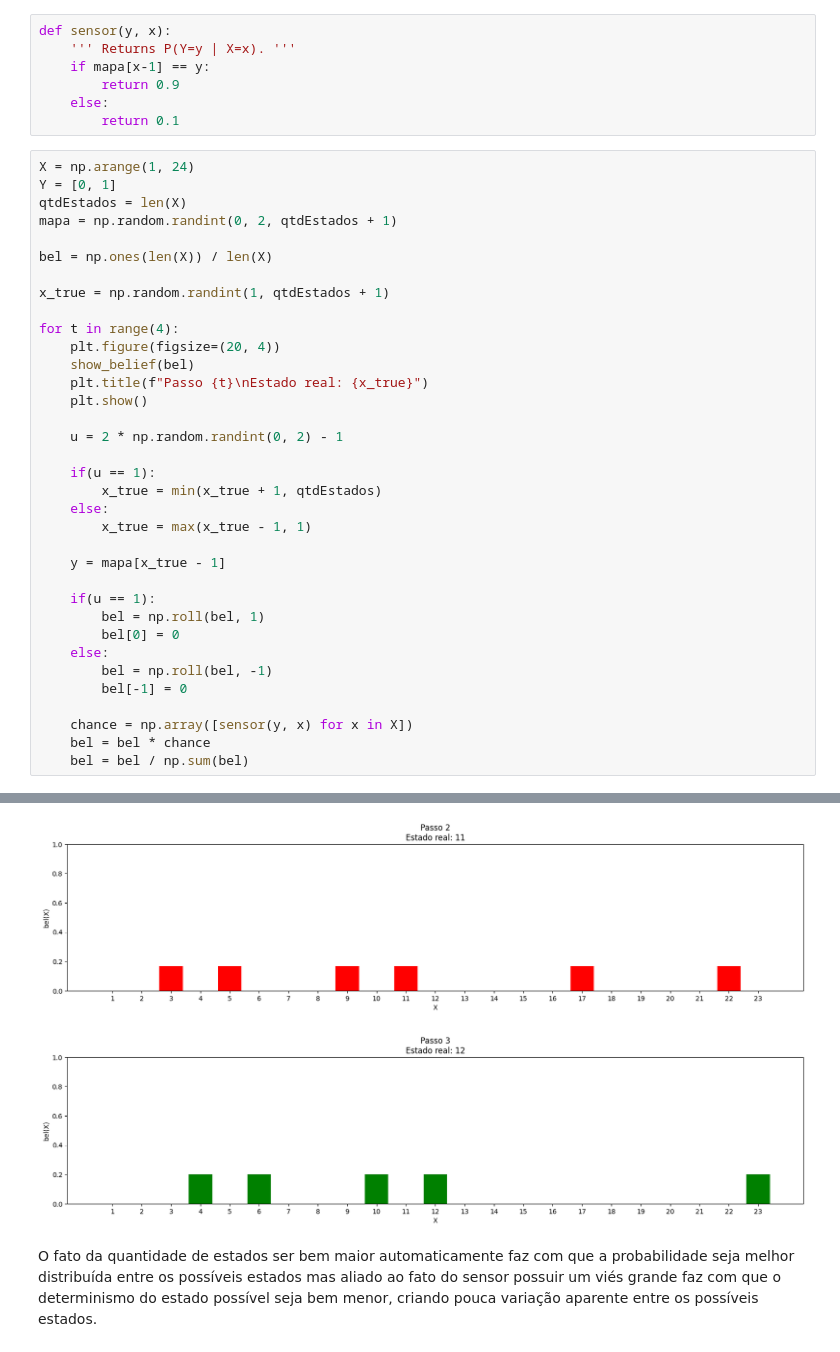
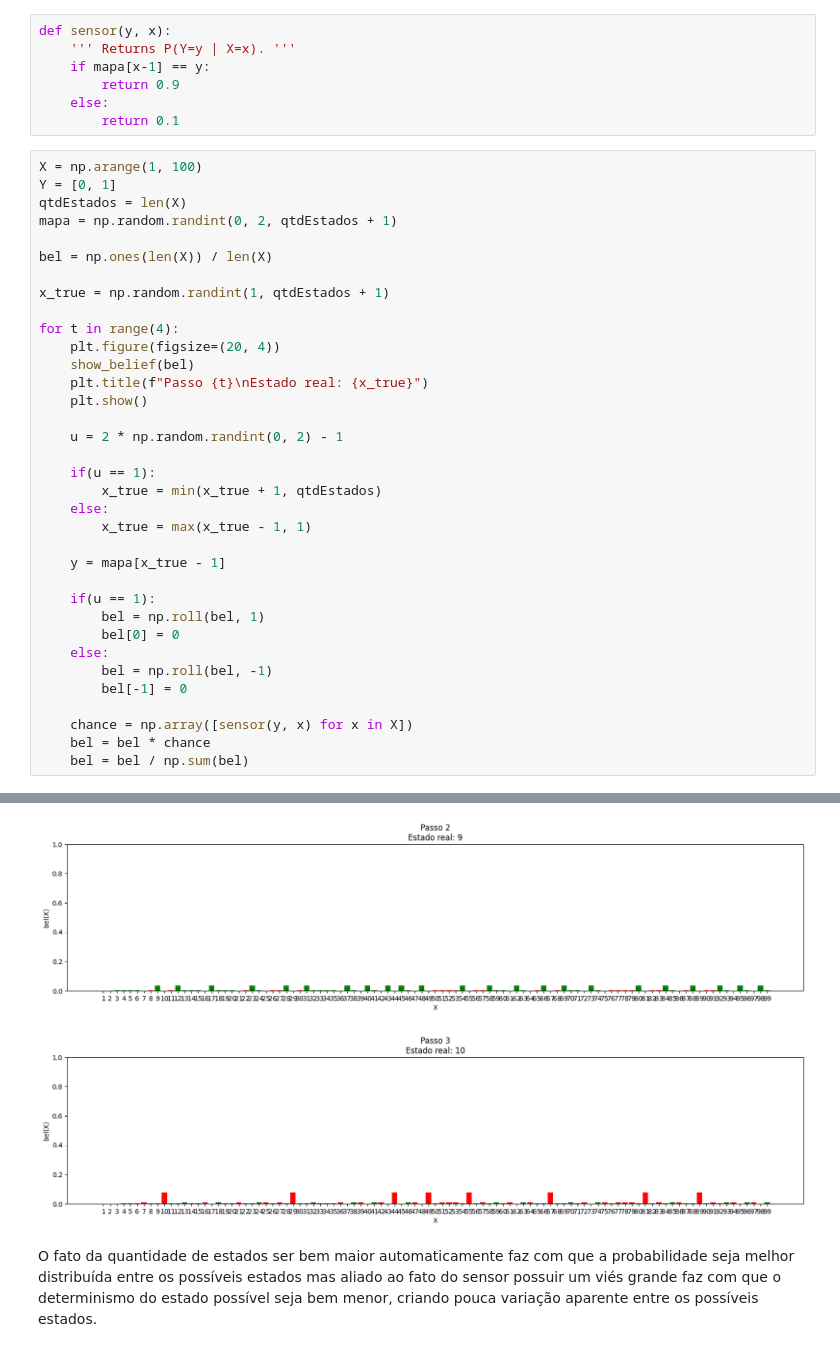
Before and after one commit to 14g0/duckievillage-assignments, a Jupyter notebook: localization/Filtro Bayesiano.ipynb, the cells around one changed output, grey strips where cells are left out. Saved outputs shown, nothing was run; the diff lists cells and outputs as text.

```diff
--- a/localization/Filtro Bayesiano.ipynb
+++ b/localization/Filtro Bayesiano.ipynb
@@ -254,7 +254,7 @@ def sensor(y, x):
     else:
         return 0.1
 # %%
-X = np.arange(1, 24)
+X = np.arange(1, 100)
 Y = [0, 1]
 qtdEstados = len(X)
 mapa = np.random.randint(0, 2, qtdEstados + 1)
@@ -294,4 +294,4 @@ for t in range(4):
-[figure, old version]
+[figure, new version]
-[figure, old version]
+[figure, new version]
 # %% [markdown]
 O fato da quantidade de estados ser bem maior automaticamente faz com que a probabilidade seja melhor distribuída entre os possíveis estados mas aliado ao fato do sensor possuir um viés grande faz com que o determinismo do estado possível seja bem menor, criando pouca variação aparente entre os possíveis estados.
```
Also changed, not shown: parts of 2 cells of this notebook, 3 other files.
